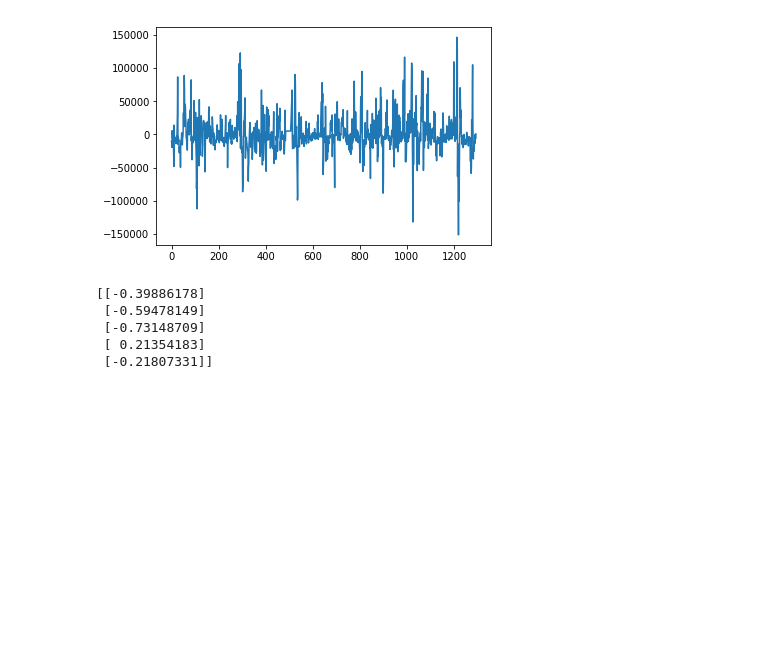
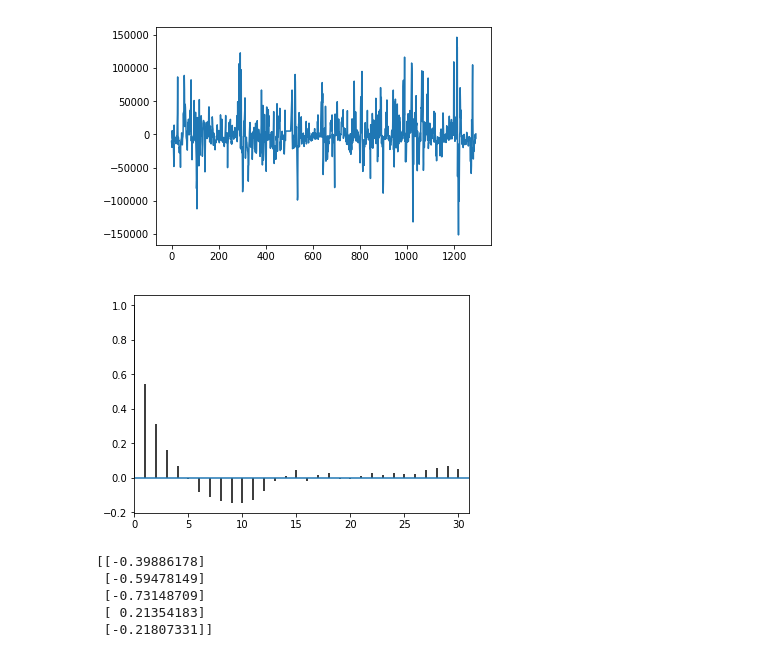
Before and after one commit to rmmartin02/OSRS_Research, a Jupyter notebook: ML/OSRS/Classification.ipynb, the cells around one changed output. Saved outputs shown, nothing was run; the diff lists cells and outputs as text; code cells hidden in the pictures; blank space fills up the shorter version.

```diff
--- a/ML/OSRS/Classification.ipynb
+++ b/ML/OSRS/Classification.ipynb
@@ -70,6 +70,12 @@ plt.show()
 1286 1295 1286
 [figure]
 [figure]
+# %%
+plt.acorr(changes,maxlags=30)
+plt.xlim(0,31)
+plt.show()
+# %% [output]
+[figure, added]
 # %%
 def minMax(data):
     d = []
```
Also changed, not shown: parts of 11 cells of this notebook, 1 other file.
